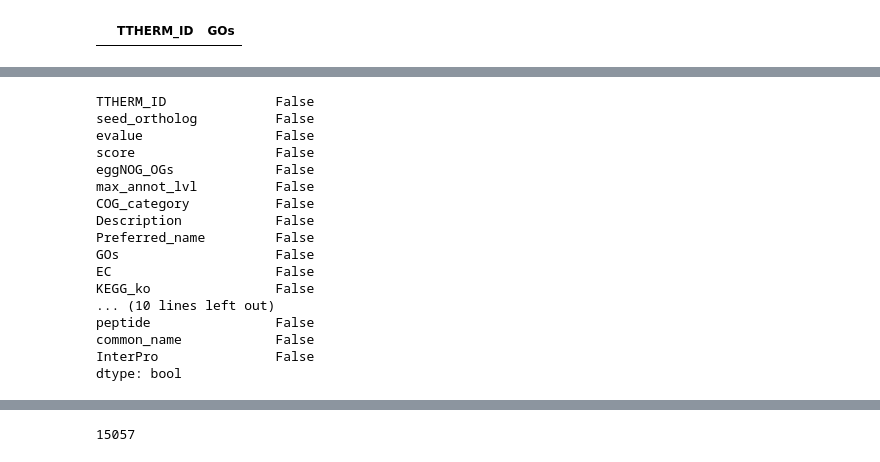
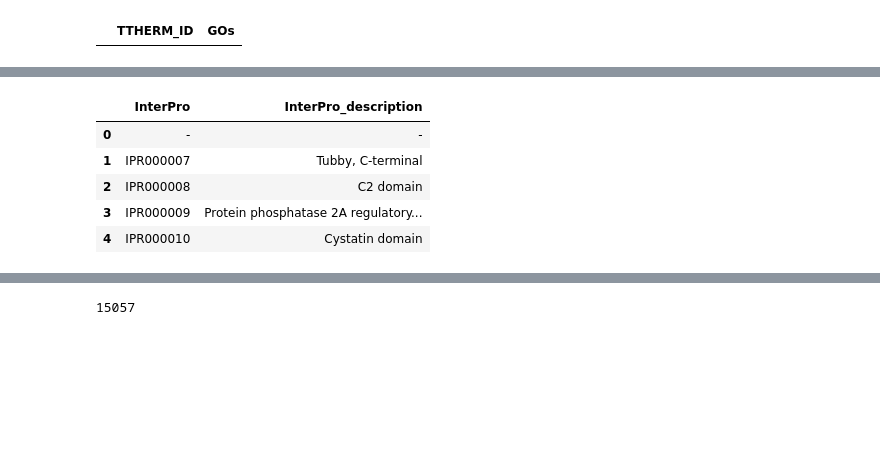
Before and after one commit to ltsypin/TGNE-2022, a Jupyter notebook: TGNE/eggnog/annotation.ipynb, the cells around one changed output, grey strips where cells are left out. Cells and saved outputs as stored; diff of their text form; code cells hidden in the pictures; blank space fills up the shorter version.

```diff
--- a/TGNE/eggnog/annotation.ipynb
+++ b/TGNE/eggnog/annotation.ipynb
@@ -446,23 +469,13 @@ interpro_df = pd.read_csv('../interproscan/interpro_annot.csv')
 # %%
 modified_annotation = modified_annotation.merge(interpro_df, on='TTHERM_ID', how='outer')
 modified_annotation['InterPro'] = modified_annotation['InterPro'].fillna('-')
-# %%
-modified_annotation.isna().all()
-# %% [output]
-TTHERM_ID              False
-seed_ortholog          False
-evalue                 False
-score                  False
-eggNOG_OGs             False
-max_annot_lvl          False
-COG_category           False
-Description            False
-Preferred_name         False
-GOs                    False
-EC                     False
-KEGG_ko                False
-... (10 lines left out)
-peptide                False
-common_name            False
-InterPro               False
-dtype: bool
+# %%
+interpro_annot_df = pd.read_csv('../interproscan/interpro_annotations.csv')
+interpro_annot_df.head()
+# %% [output]
+|  | InterPro | InterPro_description |
+| 0 | - | - |
+| 1 | IPR000007 | Tubby, C-terminal |
+| 2 | IPR000008 | C2 domain |
+| 3 | IPR000009 | Protein phosphatase 2A regulatory... |
+| 4 | IPR000010 | Cystatin domain |
```
Also changed, not shown: parts of 27 cells of this notebook, 14 other files.
